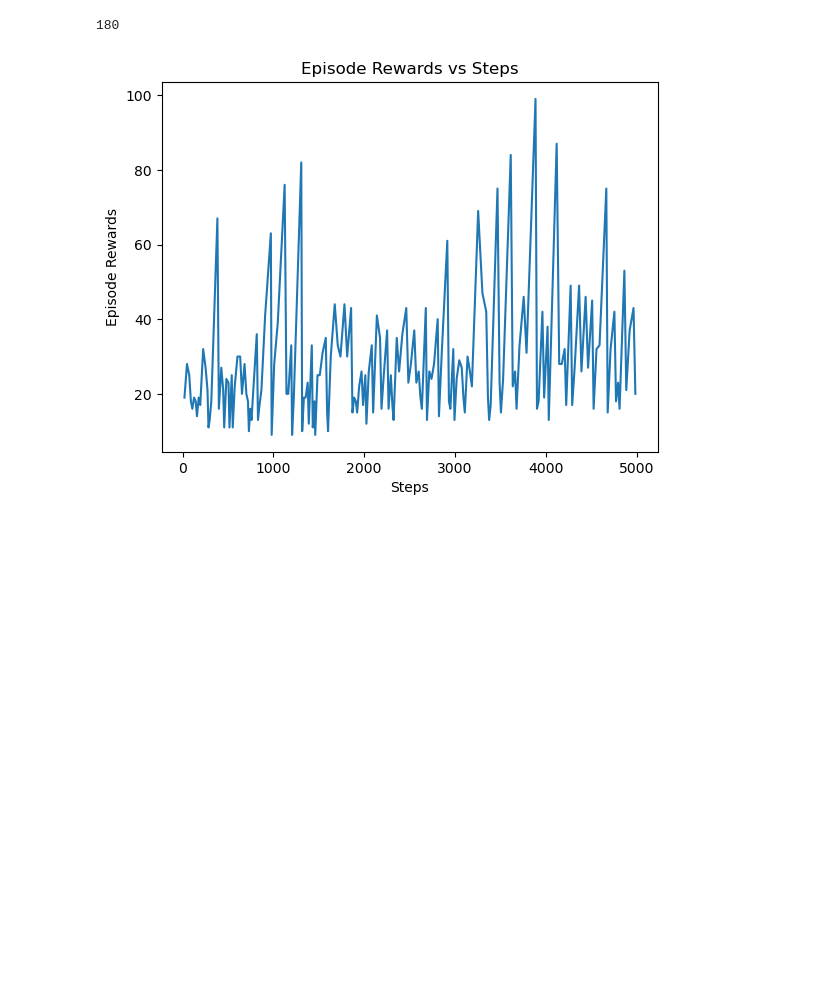
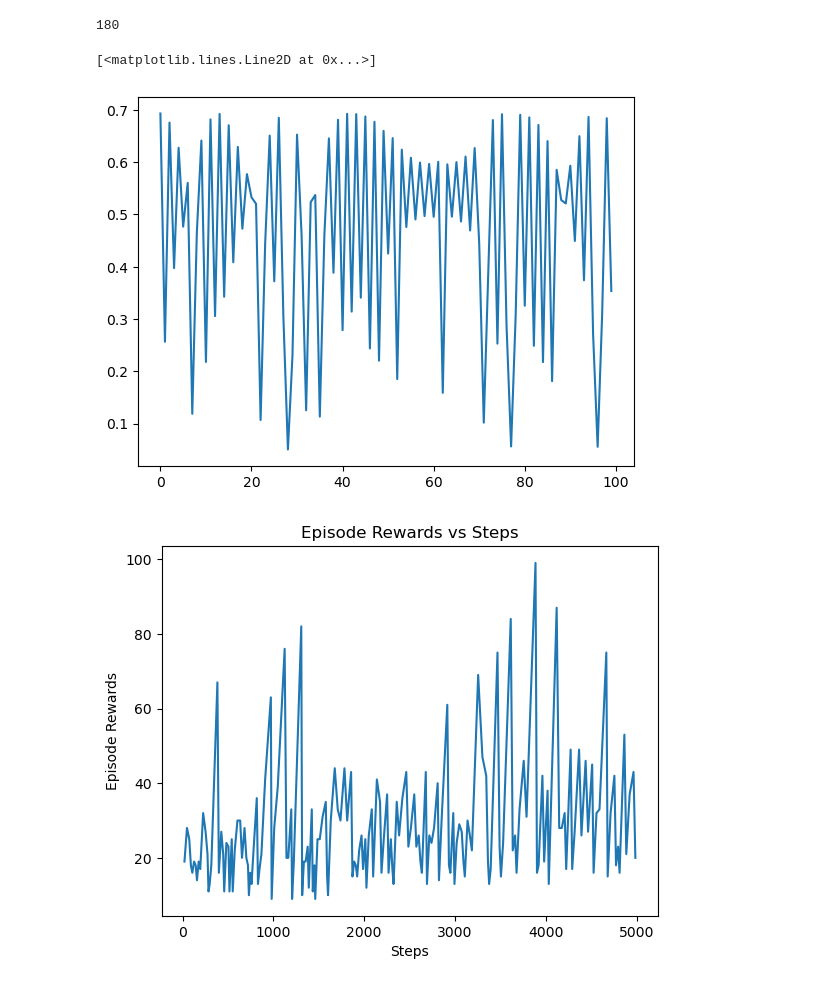
Before and after one commit to AlexisCogne/ANN_project, a Jupyter notebook: agent1_ric.ipynb, the cells around one changed output. Drawn from its saved outputs; the diff is of its cells as text; code cells hidden in the pictures; blank space fills up the shorter version.

```diff
--- a/agent1_ric.ipynb
+++ b/agent1_ric.ipynb
@@ -267,6 +195,11 @@ steps_episodes
 len(ep_rewards)
 # %% [output]
 180
+# %%
+plt.plot(entropies[-100:])
+# %% [output]
+[<matplotlib.lines.Line2D at 0x...>]
+[figure, added]
 # %%
 import matplotlib.pyplot as plt
 
```
Also changed, not shown: parts of 6 cells of this notebook.
